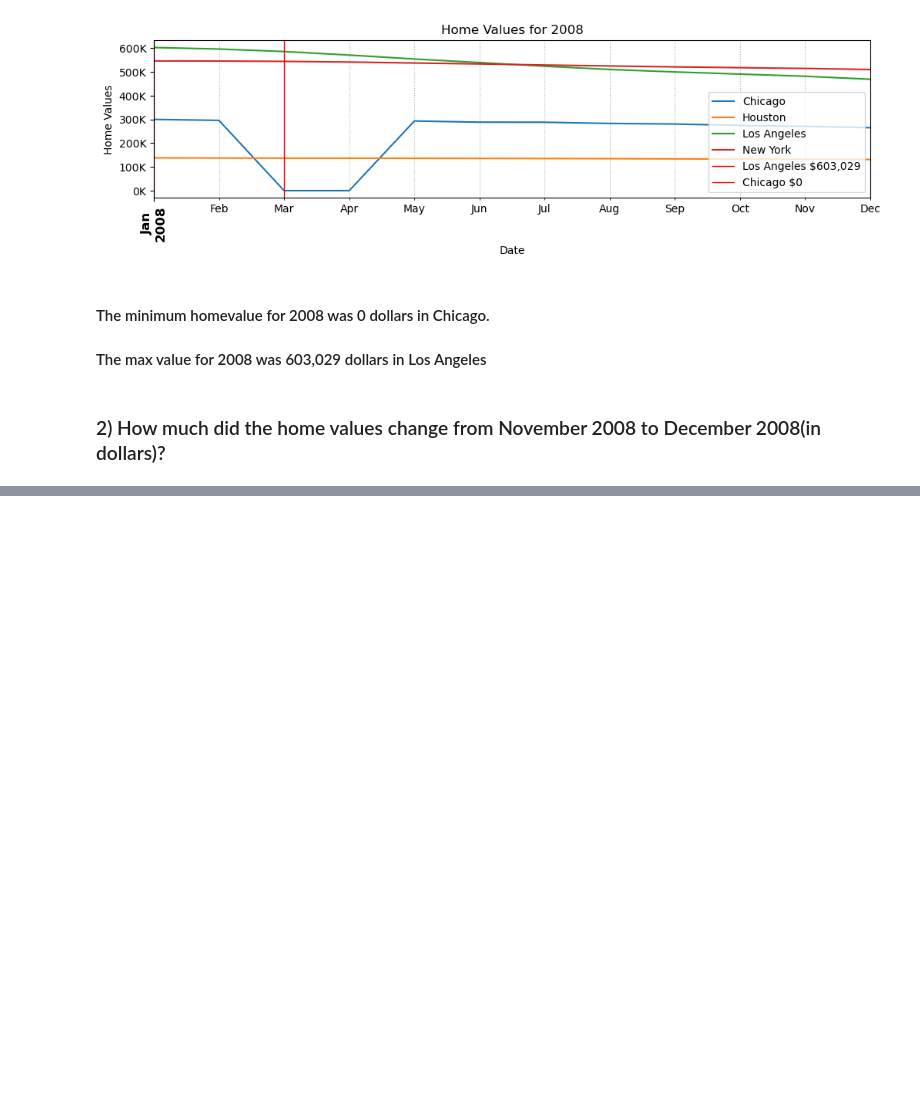
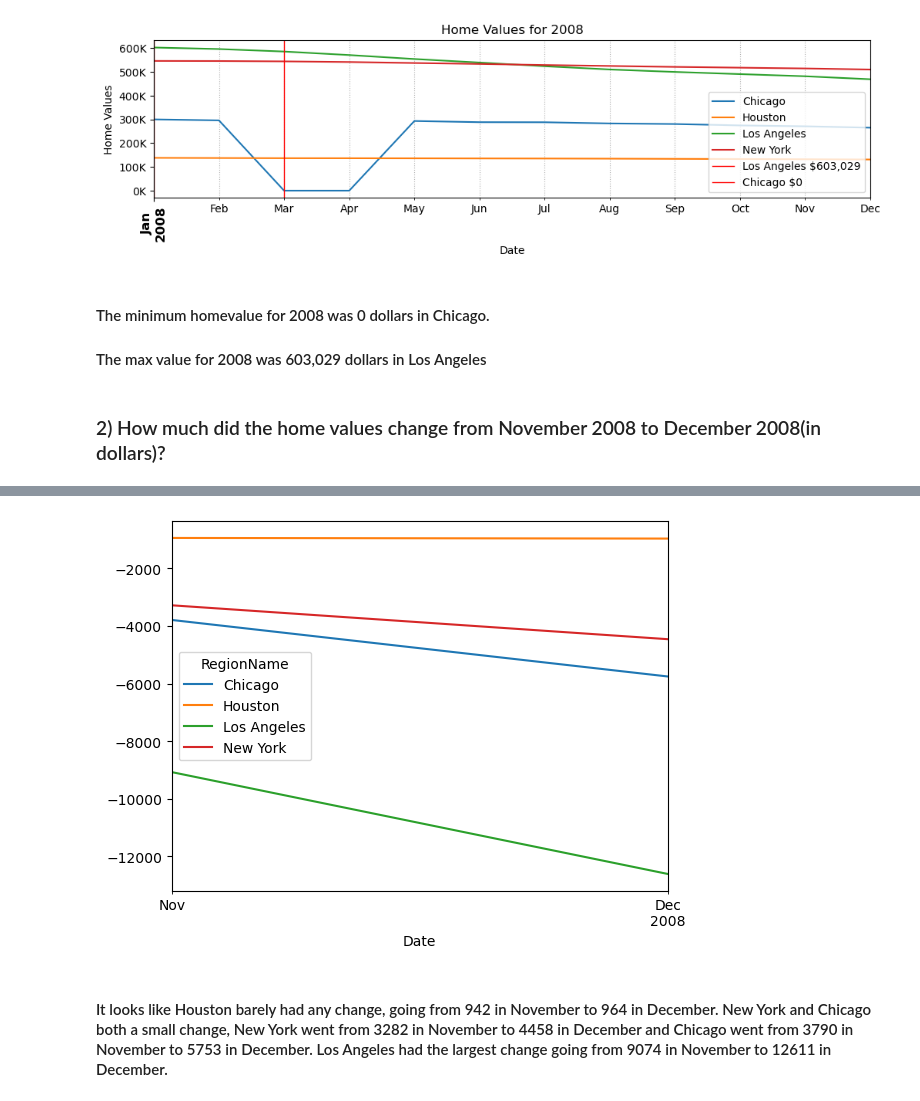
Before and after one commit to SpreeC/Preparing-Time-series-from-wide-form-data, a Jupyter notebook: wideform data.ipynb, the cells around one changed output, grey strips where cells are left out. Drawn from its saved outputs; the diff is of its cells as text; code cells hidden in the pictures; blank space fills up the shorter version.

```diff
--- a/wideform data.ipynb
+++ b/wideform data.ipynb
@@ -256,3 +256,6 @@ ax.legend();
 #### The max value for 2008 was 603,029 dollars in Los Angeles
 # %% [markdown]
 ### 2) How much did the home values change from November 2008 to December 2008(in dollars)?
+# %%
+df_diff = oneyear.diff()
+df_diff
@@ -258,0 +278,7 @@ ax.legend();
+# %%
+nov_dec = df_diff.loc['2008-11-30':'2008-12-31', 'HomeValue'].copy()
+nov_dec.plot();
+# %% [output]
+[figure, added]
+# %% [markdown]
+#### It looks like Houston barely had any change, going from 942 in November to 964 in December. New York and Chicago both a small change, New York went from 3282 in November to 4458 in December and Chicago went from 3790 in November to 5753 in December. Los Angeles had the largest change going from 9074 in November to 12611 in December.
```
Also changed, not shown: parts of 1 cell of this notebook.
